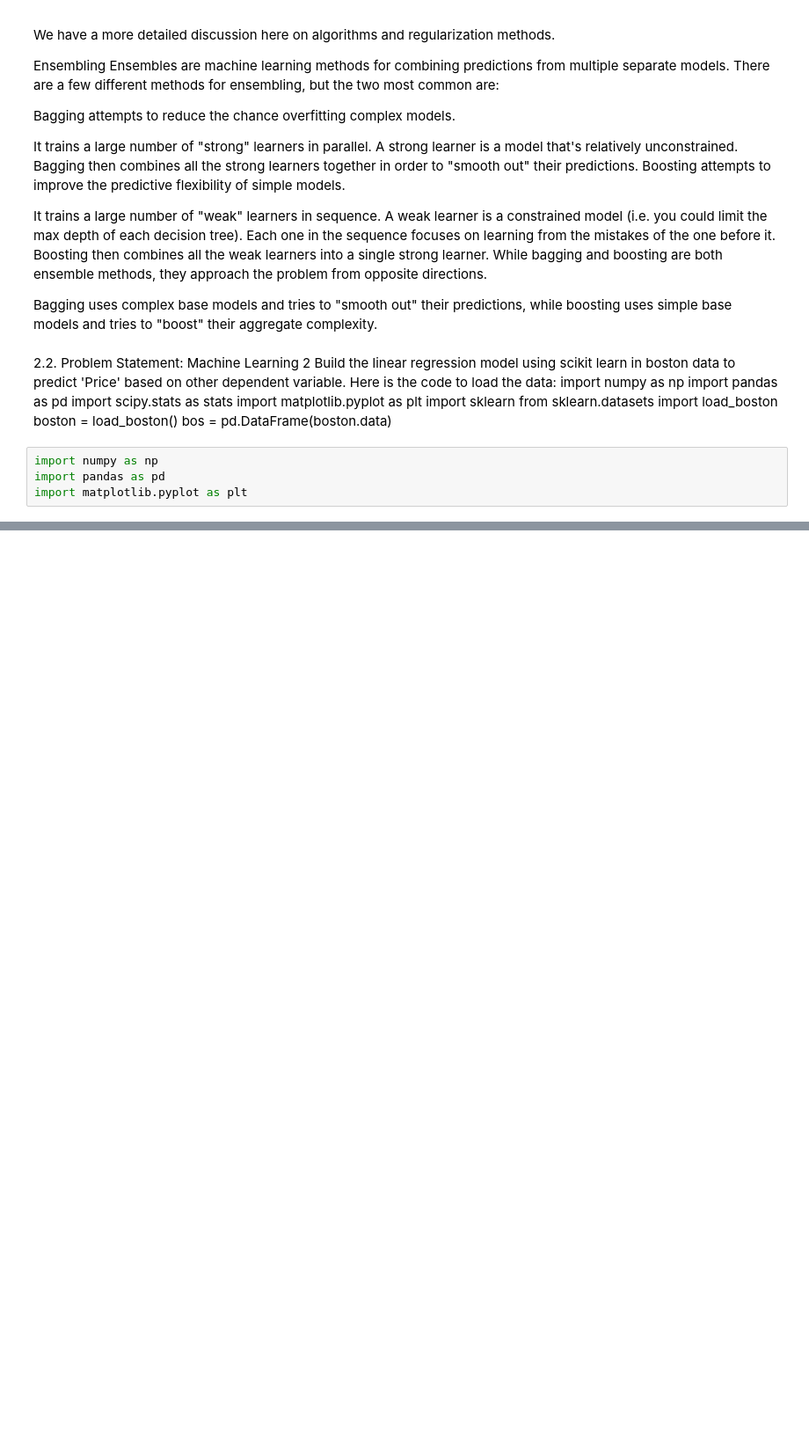
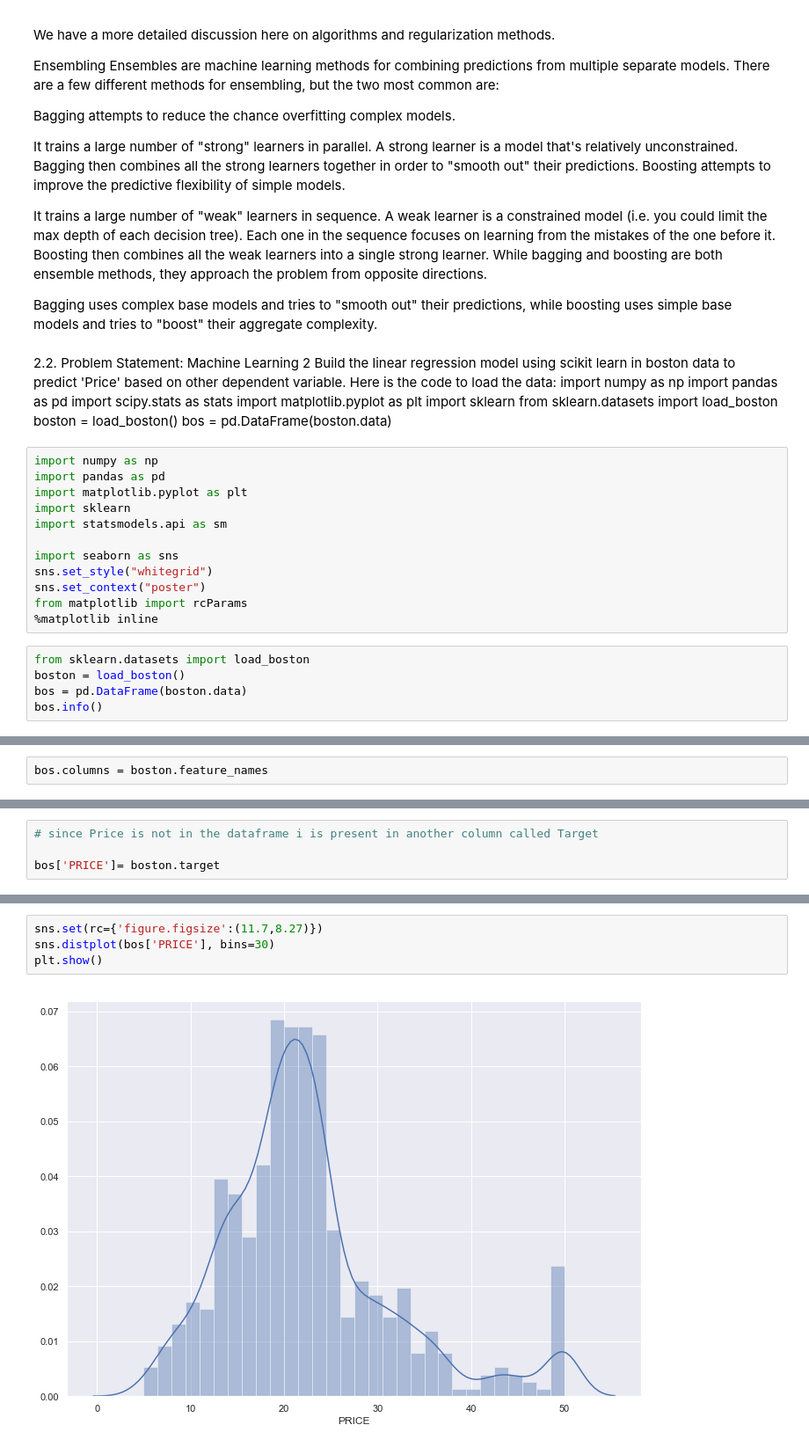
Before and after one commit to rajneesharyan/Acadgild, a Jupyter notebook: Assignment/Assignment- ML - VII CASE STUDY.ipynb, the cells around one changed output, grey strips where cells are left out. Shown: that part at 88% size. Saved outputs shown, nothing was run; the diff lists cells and outputs as text; blank space fills up the shorter version.

Commit message:
Updated with boston dataset linear regression Algorithm

```diff
--- a/Assignment/Assignment- ML - VII CASE STUDY.ipynb
+++ b/Assignment/Assignment- ML - VII CASE STUDY.ipynb
@@ -209,3 +209,16 @@ bos = pd.DataFrame(boston.data)
 import numpy as np
 import pandas as pd
 import matplotlib.pyplot as plt
+import sklearn
+import statsmodels.api as sm
+
+import seaborn as sns
+sns.set_style("whitegrid")
+sns.set_context("poster")
+from matplotlib import rcParams
+%matplotlib inline
+# %%
+from sklearn.datasets import load_boston
+boston = load_boston()
+bos = pd.DataFrame(boston.data)
+bos.info()
@@ -211,0 +273,2 @@ import matplotlib.pyplot as plt
+# %%
+bos.columns = boston.feature_names
@@ -211,0 +284,4 @@ import matplotlib.pyplot as plt
+# %%
+# since Price is not in the dataframe i is present in another column called Target
+
+bos['PRICE']= boston.target
@@ -211,0 +301,6 @@ import matplotlib.pyplot as plt
+# %%
+sns.set(rc={'figure.figsize':(11.7,8.27)})
+sns.distplot(bos['PRICE'], bins=30)
+plt.show()
+# %% [output]
+[figure, added]
```
Also changed, not shown: parts of 12 cells of this notebook.
